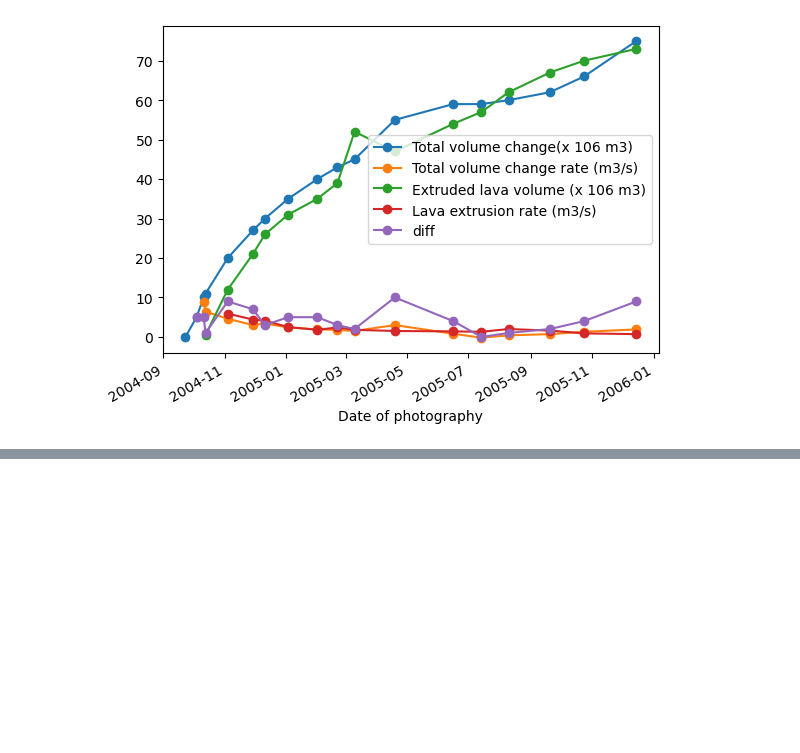
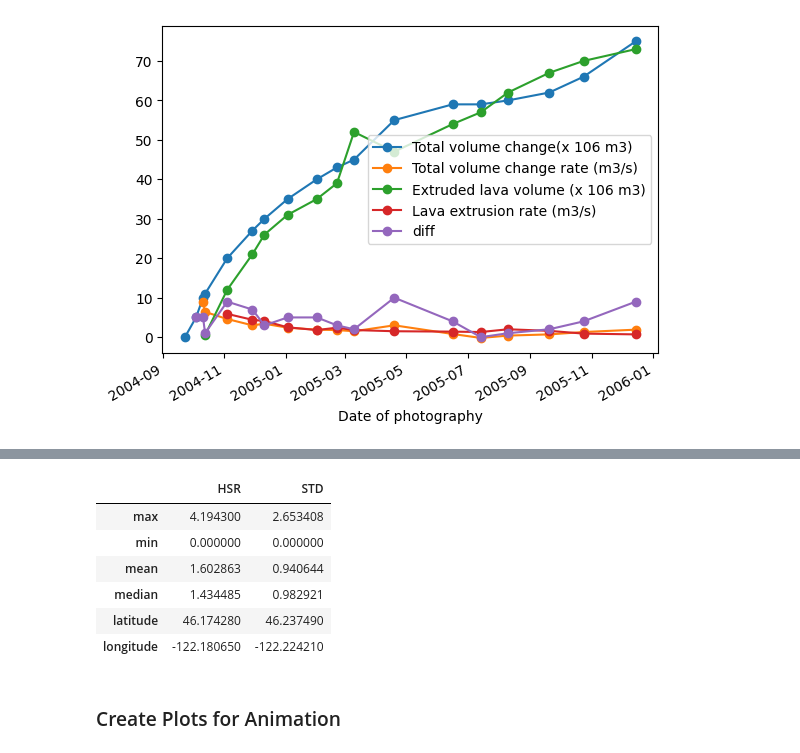
Before and after one commit to CSE583MtStHelens/CSE583_MtStHelens, a Jupyter notebook: example/example_tutorial.ipynb, the cells around one changed output, grey strips where cells are left out. Saved outputs shown, nothing was run; the diff lists cells and outputs as text; code cells hidden in the pictures; blank space fills up the shorter version.

Commit message:
tutorial with animation

```diff
--- a/example/example_tutorial.ipynb
+++ b/example/example_tutorial.ipynb
@@ -128,0 +176,15 @@ df_sta.head()
+# %%
+df_stat = manipulation_functions.stackSpace_yearParam(df) # extract statistical values
+
+# append latitude and longitude of the station as rows for plotting
+df_stat.loc['latitude'] = [df_sta.loc[df_sta['Station'] == sta, 'latitude'].values[0] for sta in df_stat.columns]
+df_stat.loc['longitude'] = [df_sta.loc[df_sta['Station'] == sta, 'longitude'].values[0] for sta in df_stat.columns]
+df_stat
+# %% [output]
+|  | HSR | STD |
+| max | 4.194300 | 2.653408 |
+| min | 0.000000 | 0.000000 |
+| mean | 1.602863 | 0.940644 |
+| median | 1.434485 | 0.982921 |
+| latitude | 46.174280 | 46.237490 |
+| longitude | -122.180650 | -122.224210 |
@@ -128,0 +205,2 @@ df_sta.head()
+# %% [markdown]
+### Create Plots for Animation
```
Also changed, not shown: parts of 10 cells of this notebook.
